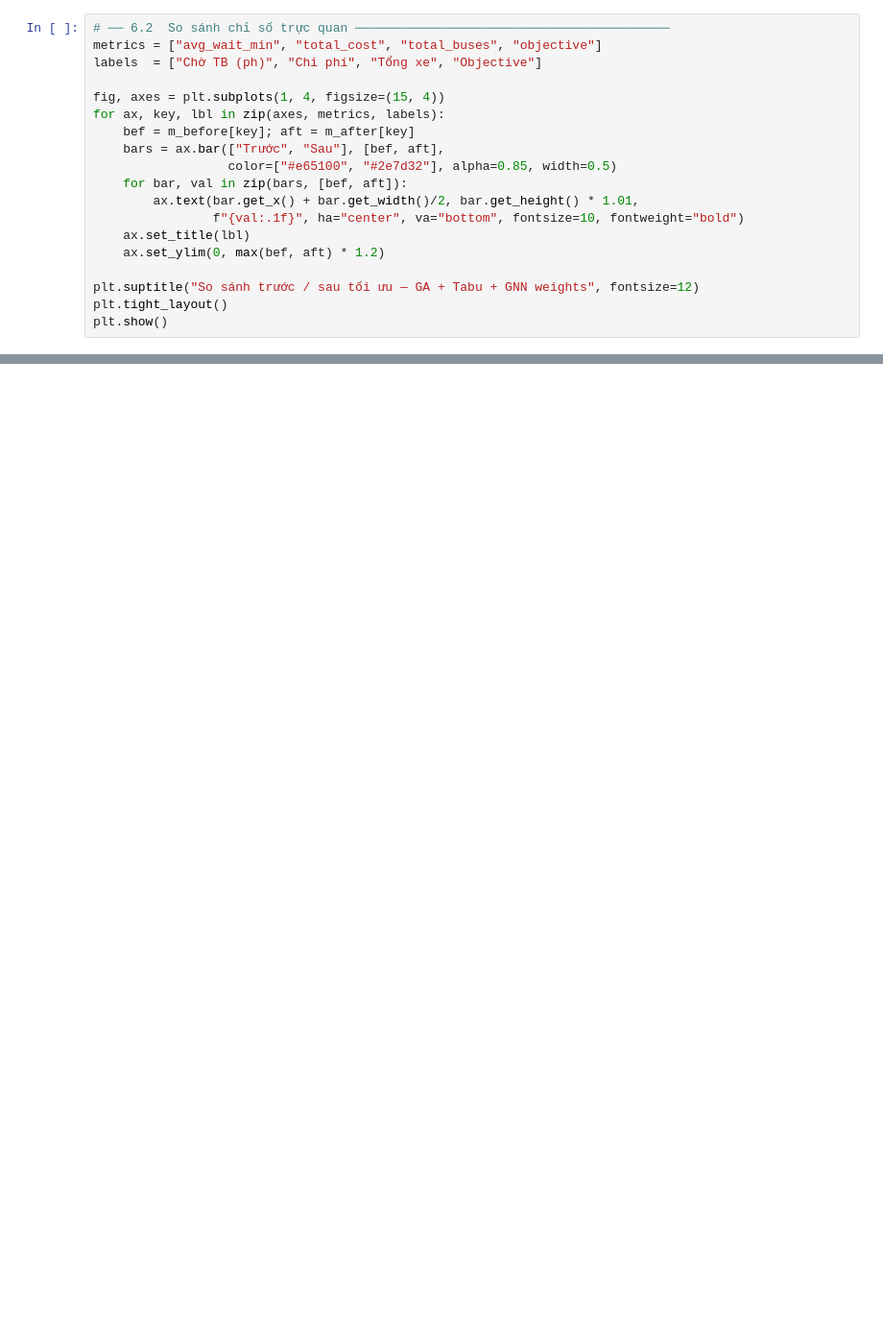
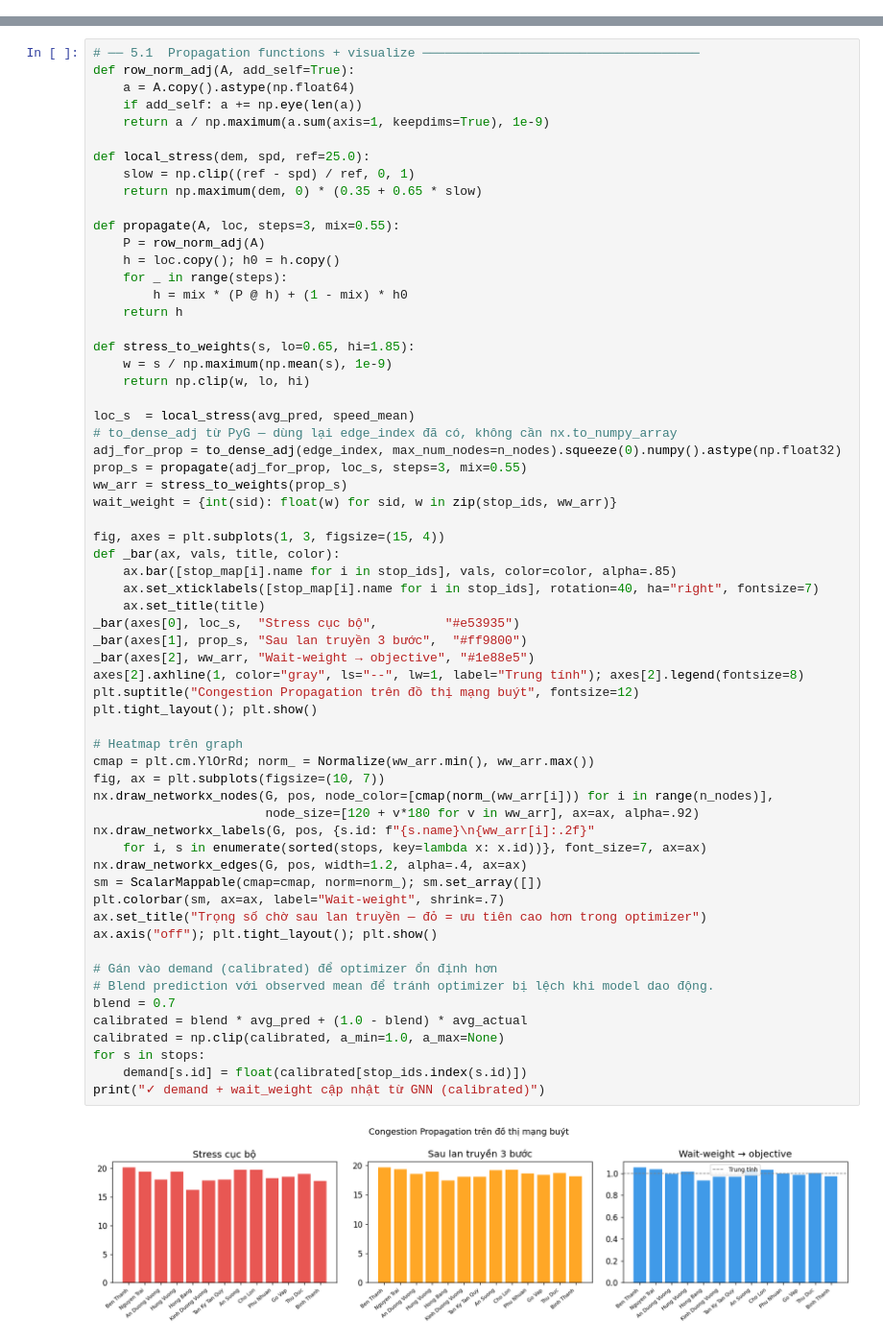
Before and after one commit to dat-utc2-k63/bus-schedule-optimization, a Jupyter notebook: notebook.ipynb, the cells around one changed output, grey strips where cells are left out. Shown at 96% size. Drawn from its saved outputs; the diff is of its cells as text; blank space fills up the shorter version.

```diff
--- a/notebook.ipynb
+++ b/notebook.ipynb
@@ -664,19 +0,0 @@ for _, r in df_comp.iterrows():
-# %%
-# ── 6.2  So sánh chỉ số trực quan ──────────────────────────────────────────
-metrics = ["avg_wait_min", "total_cost", "total_buses", "objective"]
-labels  = ["Chờ TB (ph)", "Chi phí", "Tổng xe", "Objective"]
-
-fig, axes = plt.subplots(1, 4, figsize=(15, 4))
-for ax, key, lbl in zip(axes, metrics, labels):
-    bef = m_before[key]; aft = m_after[key]
-    bars = ax.bar(["Trước", "Sau"], [bef, aft],
-                  color=["#e65100", "#2e7d32"], alpha=0.85, width=0.5)
-    for bar, val in zip(bars, [bef, aft]):
-        ax.text(bar.get_x() + bar.get_width()/2, bar.get_height() * 1.01,
-                f"{val:.1f}", ha="center", va="bottom", fontsize=10, fontweight="bold")
-    ax.set_title(lbl)
-    ax.set_ylim(0, max(bef, aft) * 1.2)
-
-plt.suptitle("So sánh trước / sau tối ưu — GA + Tabu + GNN weights", fontsize=12)
-plt.tight_layout()
-plt.show()
@@ -894,0 +771,64 @@ print("=" * 60)
+# %%
+# ── 5.1  Propagation functions + visualize ─────────────────────────────────────
+def row_norm_adj(A, add_self=True):
+    a = A.copy().astype(np.float64)
+    if add_self: a += np.eye(len(a))
+    return a / np.maximum(a.sum(axis=1, keepdims=True), 1e-9)
+
+def local_stress(dem, spd, ref=25.0):
+    slow = np.clip((ref - spd) / ref, 0, 1)
+    return np.maximum(dem, 0) * (0.35 + 0.65 * slow)
+
+def propagate(A, loc, steps=3, mix=0.55):
+    P = row_norm_adj(A)
+    h = loc.copy(); h0 = h.copy()
+    for _ in range(steps):
+        h = mix * (P @ h) + (1 - mix) * h0
+    return h
+
+def stress_to_weights(s, lo=0.65, hi=1.85):
+    w = s / np.maximum(np.mean(s), 1e-9)
+    return np.clip(w, lo, hi)
+
+loc_s  = local_stress(avg_pred, speed_mean)
+# to_dense_adj từ PyG — dùng lại edge_index đã có, không cần nx.to_numpy_array
+adj_for_prop = to_dense_adj(edge_index, max_num_nodes=n_nodes).squeeze(0).numpy().astype(np.float32)
+prop_s = propagate(adj_for_prop, loc_s, steps=3, mix=0.55)
+ww_arr = stress_to_weights(prop_s)
+wait_weight = {int(sid): float(w) for sid, w in zip(stop_ids, ww_arr)}
+
+fig, axes = plt.subplots(1, 3, figsize=(15, 4))
+def _bar(ax, vals, title, color):
+    ax.bar([stop_map[i].name for i in stop_ids], vals, color=color, alpha=.85)
+    ax.set_xticklabels([stop_map[i].name for i in stop_ids], rotation=40, ha="right", fontsize=7)
+    ax.set_title(title)
+_bar(axes[0], loc_s,  "Stress cục bộ",         "#e53935")
+_bar(axes[1], prop_s, "Sau lan truyền 3 bước",  "#ff9800")
+_bar(axes[2], ww_arr, "Wait-weight → objective", "#1e88e5")
+axes[2].axhline(1, color="gray", ls="--", lw=1, label="Trung tính"); axes[2].legend(fontsize=8)
+plt.suptitle("Congestion Propagation trên đồ thị mạng buýt", fontsize=12)
+plt.tight_layout(); plt.show()
+
+# Heatmap trên graph
+cmap = plt.cm.YlOrRd; norm_ = Normalize(ww_arr.min(), ww_arr.max())
+fig, ax = plt.subplots(figsize=(10, 7))
+nx.draw_networkx_nodes(G, pos, node_color=[cmap(norm_(ww_arr[i])) for i in range(n_nodes)],
+                       node_size=[120 + v*180 for v in ww_arr], ax=ax, alpha=.92)
+nx.draw_networkx_labels(G, pos, {s.id: f"{s.name}\n{ww_arr[i]:.2f}"
+    for i, s in enumerate(sorted(stops, key=lambda x: x.id))}, font_size=7, ax=ax)
+nx.draw_networkx_edges(G, pos, width=1.2, alpha=.4, ax=ax)
+sm = ScalarMappable(cmap=cmap, norm=norm_); sm.set_array([])
+plt.colorbar(sm, ax=ax, label="Wait-weight", shrink=.7)
+ax.set_title("Trọng số chờ sau lan truyền — đỏ = ưu tiên cao hơn trong optimizer")
+ax.axis("off"); plt.tight_layout(); plt.show()
+
+# Gán vào demand (calibrated) để optimizer ổn định hơn
+# Blend prediction với observed mean để tránh optimizer bị lệch khi model dao động.
+blend = 0.7
+calibrated = blend * avg_pred + (1.0 - blend) * avg_actual
+calibrated = np.clip(calibrated, a_min=1.0, a_max=None)
+for s in stops:
+    demand[s.id] = float(calibrated[stop_ids.index(s.id)])
+print("✓ demand + wait_weight cập nhật từ GNN (calibrated)")
+# %% [output]
+[figure, added]
```
Also changed, not shown: parts of 62 cells of this notebook, 14 other files.
